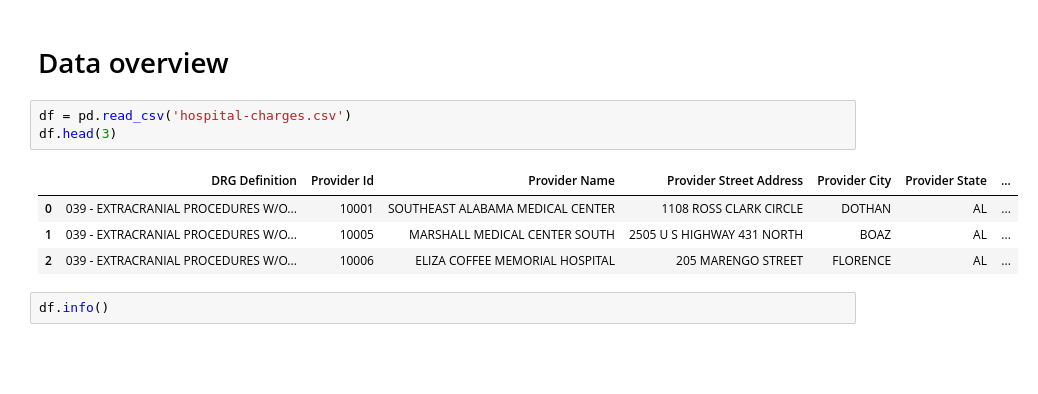
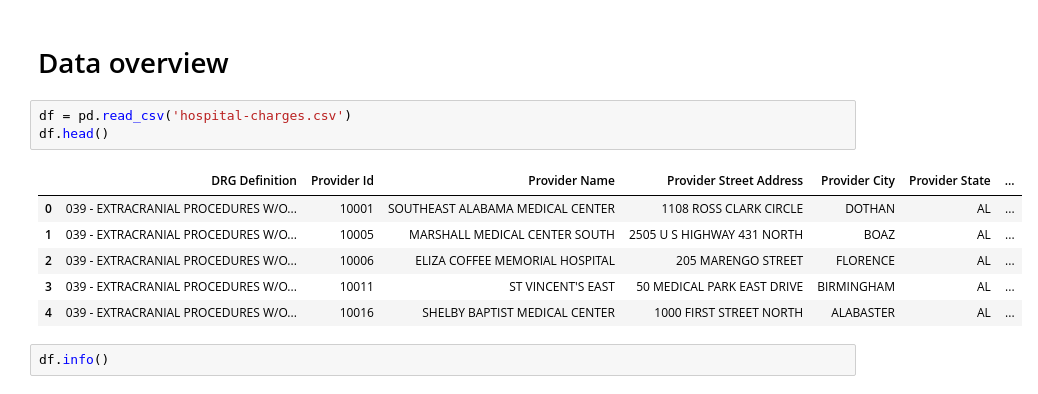
Before and after one commit to isabelyb/hospital_charges_USA, a Jupyter notebook: charges_hospital_USA.ipynb, the cells around one changed output. Saved outputs shown, nothing was run; the diff lists cells and outputs as text; blank space fills up the shorter version.

Commit message:
Still Answering first question

```diff
--- a/charges_hospital_USA.ipynb
+++ b/charges_hospital_USA.ipynb
@@ -12,12 +12,14 @@ Loading BokehJS ...
 # Data overview
 # %%
 df = pd.read_csv('hospital-charges.csv')
-df.head(3)
+df.head()
 # %% [output]
 |  | DRG Definition | Provider Id | Provider Name | Provider Street Address | Provider City | Provider State | ... |
 | 0 | 039 - EXTRACRANIAL PROCEDURES W/O... | 10001 | SOUTHEAST ALABAMA MEDICAL CENTER | 1108 ROSS CLARK CIRCLE | DOTHAN | AL | ... |
 | 1 | 039 - EXTRACRANIAL PROCEDURES W/O... | 10005 | MARSHALL MEDICAL CENTER SOUTH | 2505 U S HIGHWAY 431 NORTH | BOAZ | AL | ... |
 | 2 | 039 - EXTRACRANIAL PROCEDURES W/O... | 10006 | ELIZA COFFEE MEMORIAL HOSPITAL | 205 MARENGO STREET | FLORENCE | AL | ... |
+| 3 | 039 - EXTRACRANIAL PROCEDURES W/O... | 10011 | ST VINCENT'S EAST | 50 MEDICAL PARK EAST DRIVE | BIRMINGHAM | AL | ... |
+| 4 | 039 - EXTRACRANIAL PROCEDURES W/O... | 10016 | SHELBY BAPTIST MEDICAL CENTER | 1000 FIRST STREET NORTH | ALABASTER | AL | ... |
 # %%
 df.info()
 # %% [output]
```
Also changed, not shown: parts of 23 cells of this notebook, 3 other files.
